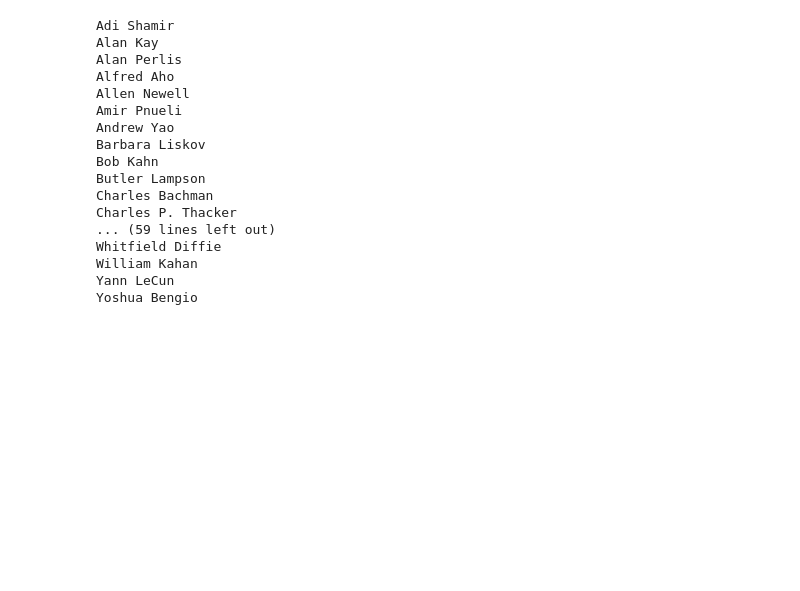
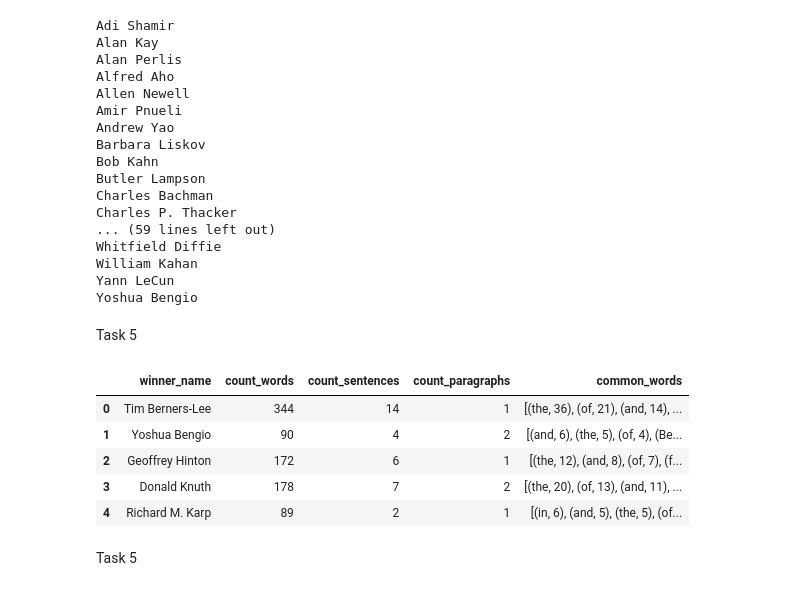
Before and after one commit to nat-rng/7CCSMCMP-cw2, a Jupyter notebook: CW2_A3.ipynb, the cells around one changed output. Drawn from its saved outputs; the diff is of its cells as text; code cells hidden in the pictures; blank space fills up the shorter version.

Commit message:
add data

```diff
--- a/CW2_A3.ipynb
+++ b/CW2_A3.ipynb
@@ -2,13 +2,23 @@
 Task 1
 # %%
 import requests
+import numpy as np
+import pandas as pd
+import string
+import nltk
+from nltk.corpus import stopwords
+nltk.download('stopwords')
+nltk.download('punkt')
+from nltk.tokenize import word_tokenize
+from nltk.tokenize import sent_tokenize
+from collections import Counter
 from datetime import datetime
 from urllib.parse import unquote
 
 WIKIDATA_API_ENDPOINT = "https://www.wikidata.org/w/api.php"
 WIKIPEDIA_API_ENDPOINT = "https://en.wikipedia.org/w/api.php"
 
-HEADERS = {"User-Agent": "cw_query/2.0"}
+HEADERS = {"User-Agent": "uni_coursework/2.0; nat.1.roongjirarat@kcl.ac.uk"}
 
 PARAMS_QUERY_SEARCH = {
     "action":"query",
@@ -112,7 +130,7 @@ def get_wikidata_claims(entity_id):
 def get_dict_values(entity_id):
     claims = get_wikidata_claims(entity_id)
     try:
-        name = get_wikidata_label(entity_id)
+        name = get_wikidata_label(entity_id).split(" (")[0]
     except KeyError:
         name = None
     try:
@@ -165,7 +183,6 @@ award_winners = {"name": [], "intro": [], "gender": [], "birth_date": [],
                     "birth_place": [], "employer": [], "educated_at": []}
 acm_award_winners = get_turing_award_recipients()
 for entity_id in acm_award_winners:
-    print(entity_id)
     name, intro, gender, birth_date, birth_place, employer, education = get_dict_values(entity_id)
     award_winners["name"].append(name)
     award_winners["intro"].append(intro)
@@ -174,8 +191,6 @@ for entity_id in acm_award_winners:
     award_winners["birth_place"].append(birth_place)
     award_winners["employer"].append(employer)
     award_winners["educated_at"].append(education)
-
-print(award_winners)
 # %% [markdown]
 Task 4
 # %%
@@ -199,3 +214,39 @@ Whitfield Diffie
 William Kahan
 Yann LeCun
 Yoshua Bengio
+# %% [markdown]
+Task 5
+# %%
+award_winners_intro = pd.DataFrame(columns=["winner_name", "count_words", "count_sentences", "count_paragraphs", "common_words"])
+award_winners_intro["winner_name"] = award_winners["name"]
+
+def get_intro_stats(intro):
+    count_words = sum([word.strip(string.punctuation).isalnum() for word in intro.split()])
+    count_sentences = len(sent_tokenize(intro))
+    count_paragraphs = len(intro.split("\n"))
+    common_words = Counter([word.strip(string.punctuation) for word in intro.split()]).most_common(15)
+    return count_words, count_sentences, count_paragraphs, common_words
+
+intro_stats = {"word_count": [], "sentence_count": [], "paragraph_count": [], "common_words": []}
+for intro in award_winners["intro"]:
+    count_word, count_sentences, count_paragraphs, common_words = get_intro_stats(intro)
+    intro_stats["word_count"].append(count_word)
+    intro_stats["sentence_count"].append(count_sentences)
+    intro_stats["paragraph_count"].append(count_paragraphs)
+    intro_stats["common_words"].append(common_words)
+
+award_winners_intro["count_words"] = intro_stats["word_count"]
+award_winners_intro["count_sentences"] = intro_stats["sentence_count"]
+award_winners_intro["count_paragraphs"] = intro_stats["paragraph_count"]
+award_winners_intro["common_words"] = intro_stats["common_words"]
+
+award_winners_intro.head()
+# %% [output]
+|  | winner_name | count_words | count_sentences | count_paragraphs | common_words |
+| 0 | Tim Berners-Lee | 344 | 14 | 1 | [(the, 36), (of, 21), (and, 14), ... |
+| 1 | Yoshua Bengio | 90 | 4 | 2 | [(and, 6), (the, 5), (of, 4), (Be... |
+| 2 | Geoffrey Hinton | 172 | 6 | 1 | [(the, 12), (and, 8), (of, 7), (f... |
+| 3 | Donald Knuth | 178 | 7 | 2 | [(the, 20), (of, 13), (and, 11), ... |
+| 4 | Richard M. Karp | 89 | 2 | 1 | [(in, 6), (and, 5), (the, 5), (of... |
+# %% [markdown]
+Task 5
```
Also changed, not shown: parts of 4 cells of this notebook, 1 other file.
